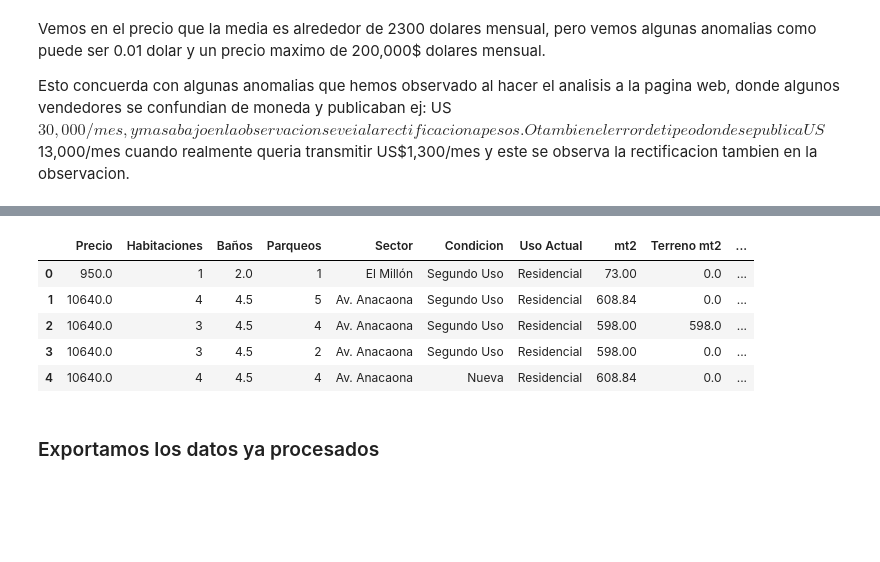
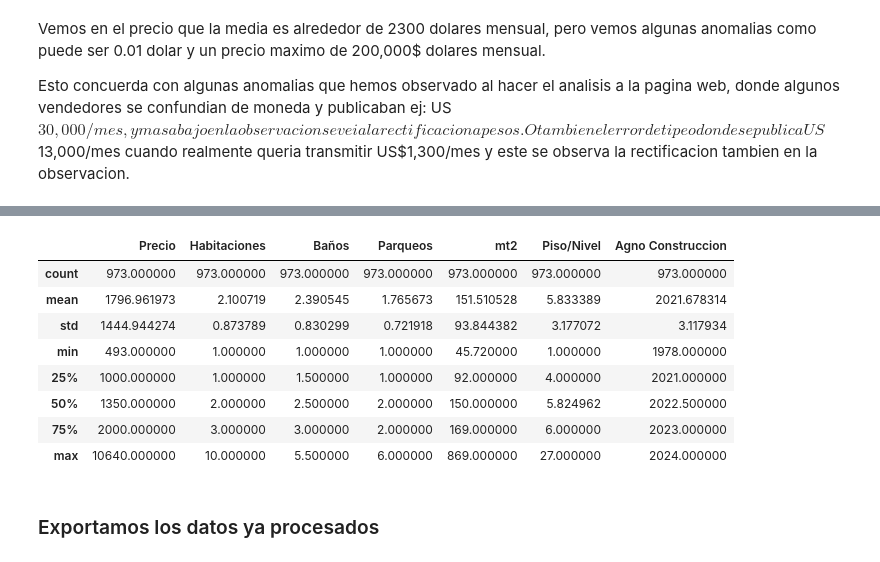
Before and after one commit to Emileo12/Precio_alquileres_DistritoNacional, a Jupyter notebook: notebooks/cleaning_ofertas_inmobiliarias.ipynb, the cells around one changed output, grey strips where cells are left out. Cells and saved outputs as stored; diff of their text form; code cells hidden in the pictures; blank space fills up the shorter version.

```diff
--- a/notebooks/cleaning_ofertas_inmobiliarias.ipynb
+++ b/notebooks/cleaning_ofertas_inmobiliarias.ipynb
@@ -273,5 +273,12 @@ Imputemos por la media segun sector a los metros cuadrados para rellenar los val
-# %%
-df['mt2'] = df.groupby('Sector')['mt2'].transform(lambda x: x.fillna(x.mean()))
+# %%
+from sklearn.impute import KNNImputer
+
+# Definir el imputador con k vecinos
+imputer = KNNImputer(n_neighbors=5)
+
+# Aplicar el imputador a las columnas numéricas relevantes
+df[['Piso/Nivel']] = imputer.fit_transform(df[['Piso/Nivel']])
+df[["mt2"]] = imputer.fit_transform(df[["mt2"]])
 # %% [markdown]
 Consideraremos eliminar la variable Terreno mt2, esto es debido a que en investigaciones de la pagina web, o los vendedores no consideran relevante al vender inmuebles y no territorio, o los que si aparecen publicados tienen numeros coincidentes con el de metros cuadrados, por lo que crea redundancia y no agrega valor a posterior
 # %% [markdown]
@@ -321,17 +355,19 @@ Name: mt2, dtype: float64
 # %%
 
-# Manejo de outliers en 'Precio' y 'mt2' (limitando al percentil 1 y 99)
+# Manejo de outliers en 'Precio' y 'mt2' (limitando al percentil 1 y 99 a precio y limitando a 1 y 100 a mt2)
 df['Precio'] = df['Precio'].clip(lower=df['Precio'].quantile(0.01), upper=df['Precio'].quantile(0.99))
-df['mt2'] = df['mt2'].clip(lower=df['mt2'].quantile(0.01), upper=df['mt2'].quantile(0.99))
-
-# Mostrar datos limpiados
-df.head()
+df['mt2'] = df['mt2'].clip(lower=df['mt2'].quantile(0.01))
-# %% [output]
-|  | Precio | Habitaciones | Baños | Parqueos | Sector | Condicion | Uso Actual | mt2 | Terreno mt2 | ... |
-| 0 | 950.0 | 1 | 2.0 | 1 | El Millón | Segundo Uso | Residencial | 73.00 | 0.0 | ... |
-| 1 | 10640.0 | 4 | 4.5 | 5 | Av. Anacaona | Segundo Uso | Residencial | 608.84 | 0.0 | ... |
-| 2 | 10640.0 | 3 | 4.5 | 4 | Av. Anacaona | Segundo Uso | Residencial | 598.00 | 598.0 | ... |
-| 3 | 10640.0 | 3 | 4.5 | 2 | Av. Anacaona | Segundo Uso | Residencial | 598.00 | 0.0 | ... |
-| 4 | 10640.0 | 4 | 4.5 | 4 | Av. Anacaona | Nueva | Residencial | 608.84 | 0.0 | ... |
+# %%
+df.describe()
+# %% [output]
+|  | Precio | Habitaciones | Baños | Parqueos | mt2 | Piso/Nivel | Agno Construccion |
+| count | 973.000000 | 973.000000 | 973.000000 | 973.000000 | 973.000000 | 973.000000 | 973.000000 |
+| mean | 1796.961973 | 2.100719 | 2.390545 | 1.765673 | 151.510528 | 5.833389 | 2021.678314 |
+| std | 1444.944274 | 0.873789 | 0.830299 | 0.721918 | 93.844382 | 3.177072 | 3.117934 |
+| min | 493.000000 | 1.000000 | 1.000000 | 1.000000 | 45.720000 | 1.000000 | 1978.000000 |
+| 25% | 1000.000000 | 1.000000 | 1.500000 | 1.000000 | 92.000000 | 4.000000 | 2021.000000 |
+| 50% | 1350.000000 | 2.000000 | 2.500000 | 2.000000 | 150.000000 | 5.824962 | 2022.500000 |
+| 75% | 2000.000000 | 3.000000 | 3.000000 | 2.000000 | 169.000000 | 6.000000 | 2023.000000 |
+| max | 10640.000000 | 10.000000 | 5.500000 | 6.000000 | 869.000000 | 27.000000 | 2024.000000 |
 # %% [markdown]
 ### Exportamos los datos ya procesados
```
Also changed, not shown: parts of 10 cells of this notebook.
